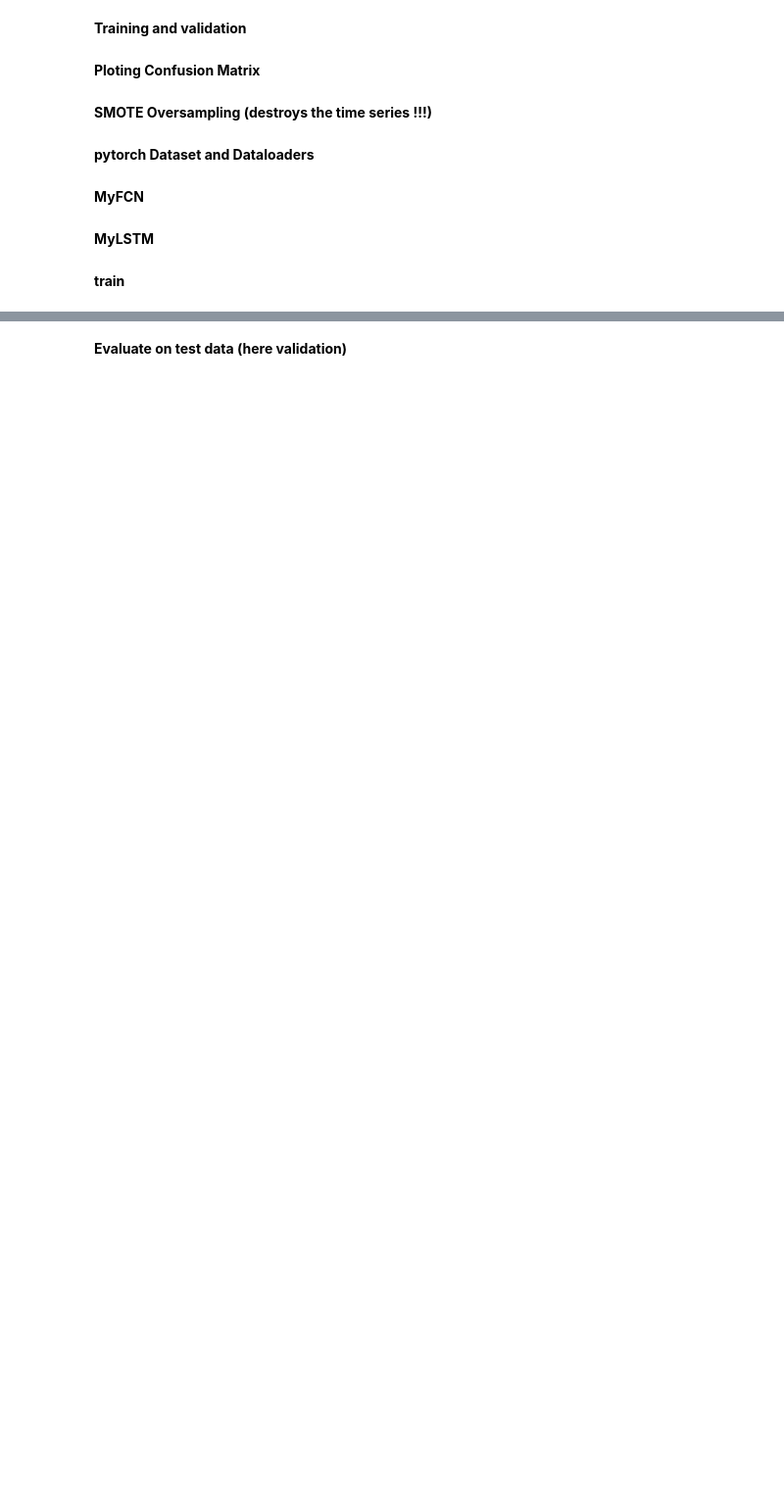
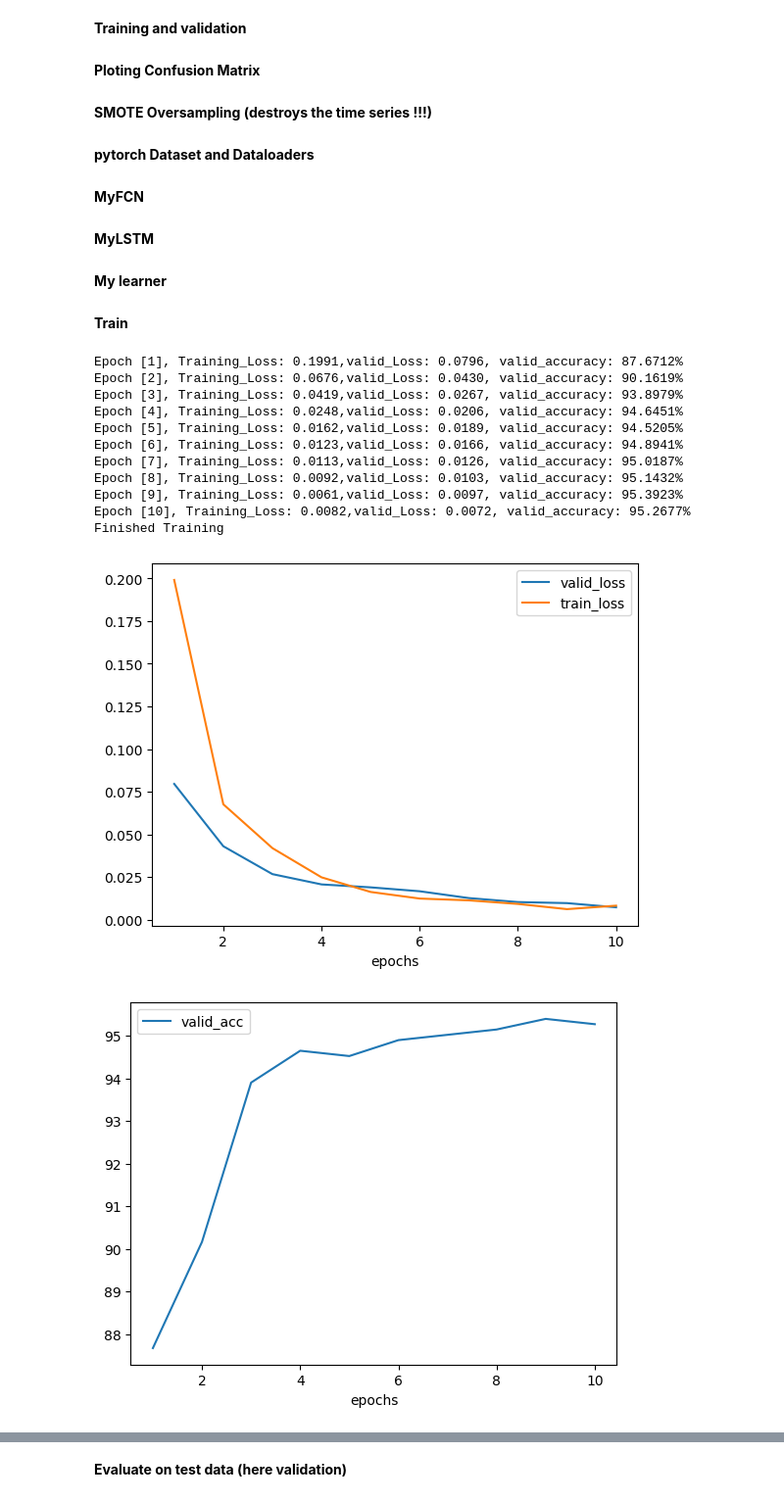
Before and after one commit to MajedNaN/TimeSeriesClassification, a Jupyter notebook: tsai_load_and_classify.ipynb, the cells around one changed output, grey strips where cells are left out. Shown at 98% size. Cells and saved outputs as stored; diff of their text form; code cells hidden in the pictures; blank space fills up the shorter version.

```diff
--- a/tsai_load_and_classify.ipynb
+++ b/tsai_load_and_classify.ipynb
@@ -709,17 +631,17 @@ class ToTensor:
         inputs, targets = sample
         return torch.from_numpy(inputs), torch.from_numpy(targets)
 # %%
-ds = MyDataSet(X,y,transform=ToTensor())
-bs = 32
+# ds = MyDataSet(X,y,transform=ToTensor())
+# bs = 32
 
-splits = TrainValidTestSplitter()(y)
+# splits = TrainValidTestSplitter()(y)
 
-tsets = MyDataSet(X[splits[0]], y[splits[0]])#, tfms=tfms) #train dataset
-vsets = MyDataSet(X[splits[1]], y[splits[1]])#, tfms=tfms) #valid dataset
+# tsets = MyDataSet(X[splits[0]], y[splits[0]])#, transform=tfms) #train dataset
+# vsets = MyDataSet(X[splits[1]], y[splits[1]])#, transform=tfms) #valid dataset
 
-tls = DataLoader(tsets, batch_size=bs, shuffle=False, num_workers=2)
-vls = DataLoader(vsets, batch_size=bs, shuffle=False, num_workers=2)
-classes = ('person','window_open')
+# tls = DataLoader(tsets, batch_size=bs, shuffle=False, num_workers=2)
+# vls = DataLoader(vsets, batch_size=bs, shuffle=False, num_workers=2)
+# classes = ('person','window_open')
 # %% [markdown]
 **MyFCN**
 # %%
@@ -762,3 +684,5 @@ class MyLSTM(LSTM):
         output = self.fc(self.dropout(output))
         # return nn.Sigmoid()(output)
         return output
+# %% [markdown]
+**My learner**
@@ -765,10 +830,25 @@ class MyLSTM(LSTM):
 # %% [markdown]
-**train**
+**Train**
 # %%
-device = torch.device('cuda' if torch.cuda.is_available() else 'cpu')
-# model = ConvNet(X.shape[1],y.shape[1]).to(device)
-model = MyLSTM(X.shape[1],y.shape[1]).to(device)
+# # model = ConvNet(X.shape[1],y.shape[1]).to(device)
+splits = TrainValidTestSplitter()(y)
+model = MyFCN(X.shape[1],y.shape[1])
+learn = MyLearner(X,y,model,splits)
+learn.fit()
 
-
-criterion = nn.BCELoss()
-optimizer = optim.Adam(model.parameters(), lr=0.01)
+# criterion = nn.BCELoss()
+# optimizer = optim.Adam(model.parameters(), lr=0.01)
+# %% [output]
+Epoch [1], Training_Loss: 0.1991,valid_Loss: 0.0796, valid_accuracy: 87.6712%
+Epoch [2], Training_Loss: 0.0676,valid_Loss: 0.0430, valid_accuracy: 90.1619%
+Epoch [3], Training_Loss: 0.0419,valid_Loss: 0.0267, valid_accuracy: 93.8979%
+Epoch [4], Training_Loss: 0.0248,valid_Loss: 0.0206, valid_accuracy: 94.6451%
+Epoch [5], Training_Loss: 0.0162,valid_Loss: 0.0189, valid_accuracy: 94.5205%
+Epoch [6], Training_Loss: 0.0123,valid_Loss: 0.0166, valid_accuracy: 94.8941%
+Epoch [7], Training_Loss: 0.0113,valid_Loss: 0.0126, valid_accuracy: 95.0187%
+Epoch [8], Training_Loss: 0.0092,valid_Loss: 0.0103, valid_accuracy: 95.1432%
+Epoch [9], Training_Loss: 0.0061,valid_Loss: 0.0097, valid_accuracy: 95.3923%
+Epoch [10], Training_Loss: 0.0082,valid_Loss: 0.0072, valid_accuracy: 95.2677%
+Finished Training
+[figure, added]
+[figure, added]
```
Also changed, not shown: parts of 20 cells of this notebook.
